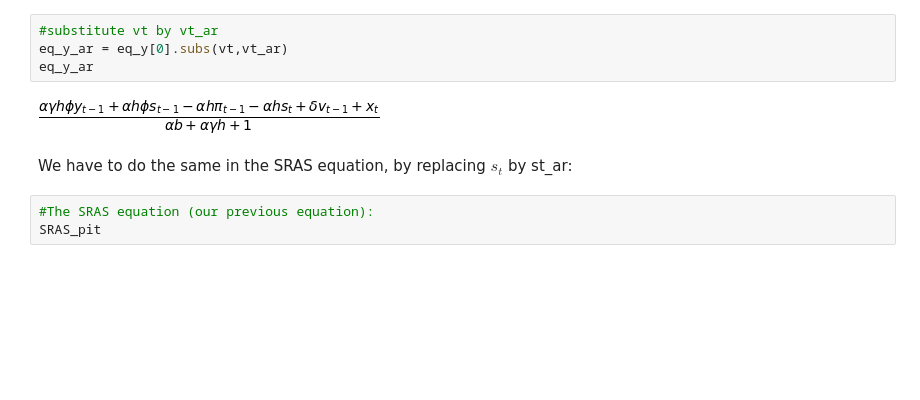
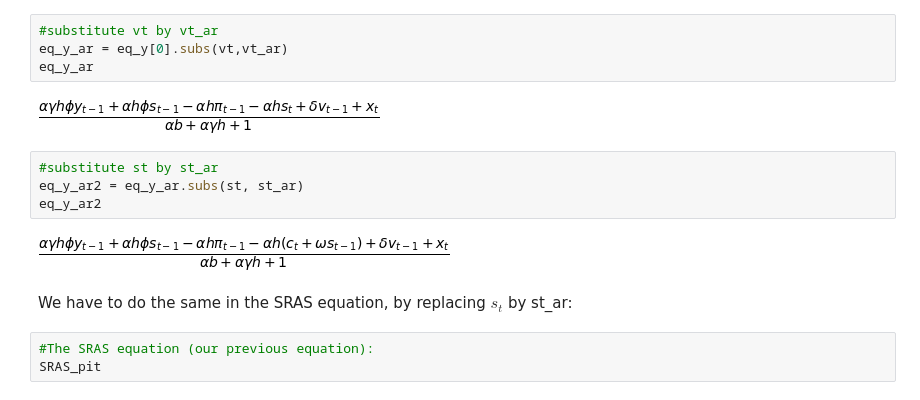
Before and after one commit to NumEconCopenhagen/projects-2019-al, a Jupyter notebook: examproject/examproject.ipynb, the cells around one changed output. Saved outputs shown, nothing was run; the diff lists cells and outputs as text; blank space fills up the shorter version.

```diff
--- a/examproject/examproject.ipynb
+++ b/examproject/examproject.ipynb
@@ -387,6 +385,12 @@ eq_y_ar = eq_y[0].subs(vt,vt_ar)
 eq_y_ar
 # %% [output]
 [figure]
+# %%
+#substitute st by st_ar
+eq_y_ar2 = eq_y_ar.subs(st, st_ar)
+eq_y_ar2
+# %% [output]
+[figure, added]
 # %% [markdown]
 We have to do the same in the SRAS equation, by replacing $s_t$ by st_ar:
 # %%
```
Also changed, not shown: parts of 16 cells of this notebook.
